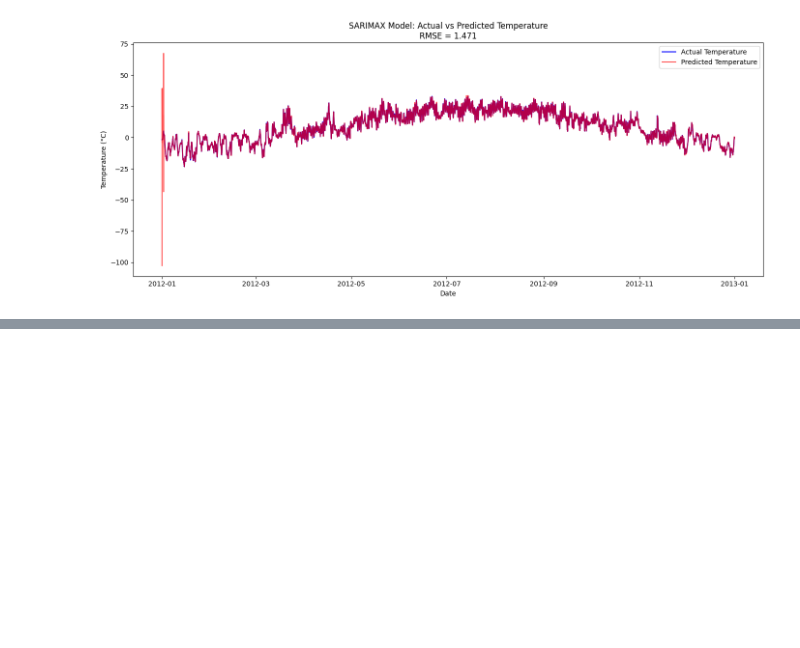
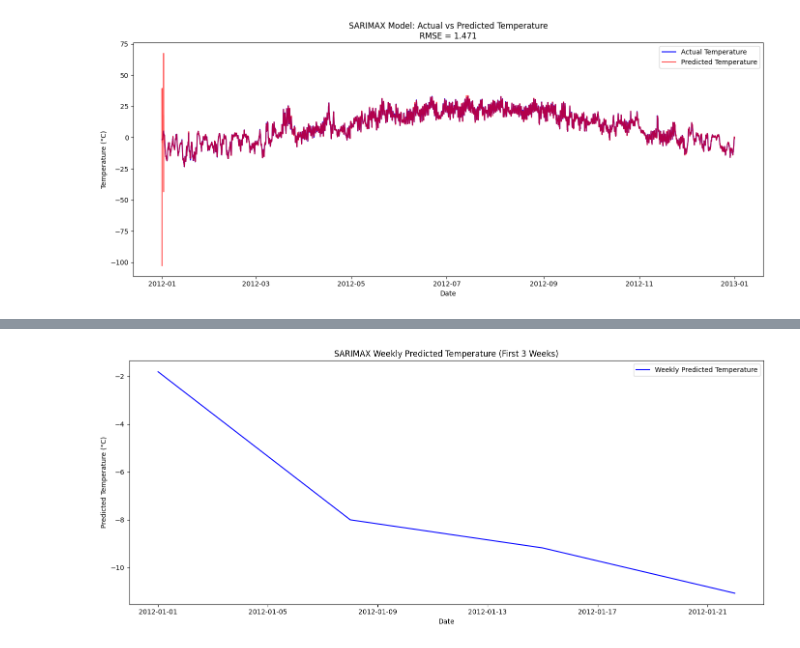
Before and after one commit to Visa110804/Time-series-forecasting, a Jupyter notebook: Time_series_forrecast.ipynb, the cells around one changed output, grey strips where cells are left out. Saved outputs shown, nothing was run; the diff lists cells and outputs as text; code cells hidden in the pictures; blank space fills up the shorter version.

```diff
--- a/Time_series_forrecast.ipynb
+++ b/Time_series_forrecast.ipynb
@@ -569,0 +588,60 @@ plt.show()
+# %%
+import pandas as pd
+import matplotlib.pyplot as plt
+from statsmodels.tsa.statespace.sarimax import SARIMAX
+from sklearn.preprocessing import LabelEncoder
+import warnings
+
+warnings.filterwarnings("ignore")
+
+# Load dataset
+df = pd.read_csv('Weather_Data.csv')
+df['Date/Time'] = pd.to_datetime(df['Date/Time'])
+df.set_index('Date/Time', inplace=True)
+
+# Fill missing values
+df.fillna(method='ffill', inplace=True)
+
+# Encode categorical 'Weather'
+le = LabelEncoder()
+df['Weather_encoded'] = le.fit_transform(df['Weather'])
+
+# Define target and exogenous features
+y = df['Temp_C']
+exog_vars = ['Dew Point Temp_C', 'Rel Hum_%', 'Wind Speed_km/h',
+             'Visibility_km', 'Press_kPa', 'Weather_encoded']
+exog = df[exog_vars]
+
+# Fit SARIMAX model on the entire dataset
+model = SARIMAX(y,
+                exog=exog,
+                order=(2, 1, 2),
+                seasonal_order=(1, 1, 1, 24),  # Daily seasonality
+                enforce_stationarity=False,
+                enforce_invertibility=False)
+
+results = model.fit(disp=False)
+
+# Select only 2 weeks for prediction (assumes data is hourly)
+# Adjust the range if your data has different frequency
+start_index = 0
+end_index = 24 * 21  # 24 hours * 21 days = 3 weeks
+
+# In-sample prediction for 3 weeks
+pred = results.get_prediction(start=start_index, end=end_index, exog=exog[start_index:end_index + 1])
+predicted_temp = pred.predicted_mean
+
+# Resample 2-week predictions to weekly averages
+weekly_predicted_temp = predicted_temp.resample('W').mean()
+
+# Plot 2-week predicted temperature (weekly average)
+plt.figure(figsize=(14, 6))
+plt.plot(weekly_predicted_temp.index, weekly_predicted_temp, color='blue', label='Weekly Predicted Temperature')
+plt.title('SARIMAX Weekly Predicted Temperature (First 3 Weeks)')
+plt.xlabel('Date')
+plt.ylabel('Predicted Temperature (°C)')
+plt.legend()
+plt.tight_layout()
+plt.show()
+# %% [output]
+[figure, added]
```
Also changed, not shown: parts of 2 cells of this notebook.
